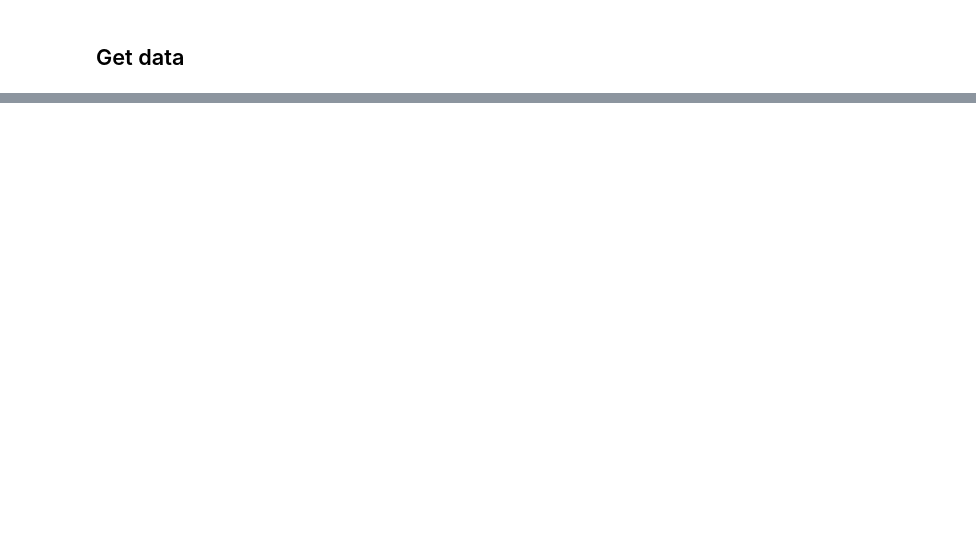
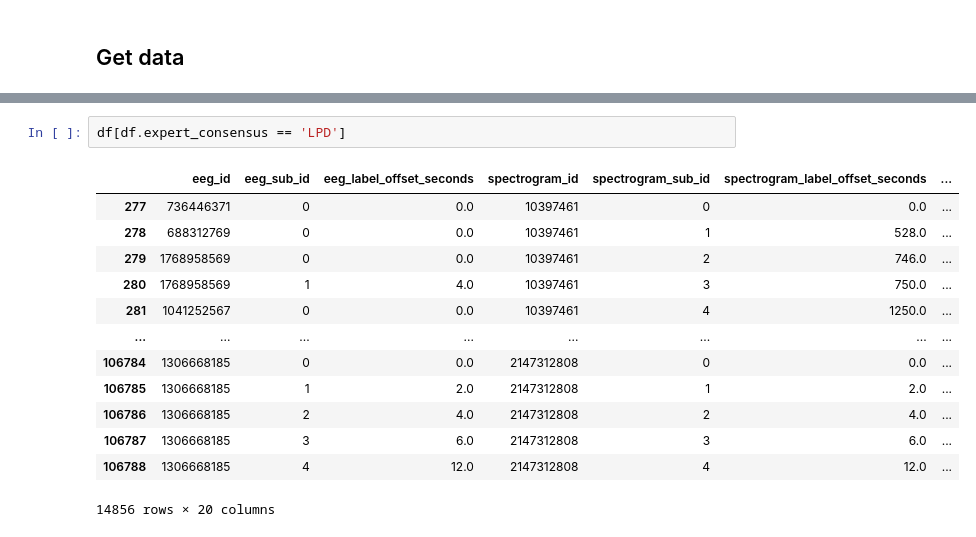
Before and after one commit to allispaul/brains, a Jupyter notebook: test-notebook.ipynb, the cells around one changed output, grey strips where cells are left out. Saved outputs shown, nothing was run; the diff lists cells and outputs as text; blank space fills up the shorter version.

```diff
--- a/test-notebook.ipynb
+++ b/test-notebook.ipynb
@@ -21,3 +27,19 @@ display(df.head(2))
 |  | eeg_id | eeg_sub_id | eeg_label_offset_seconds | spectrogram_id | spectrogram_sub_id | spectrogram_label_offset_seconds | ... |
 | 0 | 1628180742 | 0 | 0.0 | 353733 | 0 | 0.0 | ... |
 | 1 | 1628180742 | 1 | 6.0 | 353733 | 1 | 6.0 | ... |
+# %%
+df[df.expert_consensus == 'LPD']
+# %% [output]
+|  | eeg_id | eeg_sub_id | eeg_label_offset_seconds | spectrogram_id | spectrogram_sub_id | spectrogram_label_offset_seconds | ... |
+| 277 | 736446371 | 0 | 0.0 | 10397461 | 0 | 0.0 | ... |
+| 278 | 688312769 | 0 | 0.0 | 10397461 | 1 | 528.0 | ... |
+| 279 | 1768958569 | 0 | 0.0 | 10397461 | 2 | 746.0 | ... |
+| 280 | 1768958569 | 1 | 4.0 | 10397461 | 3 | 750.0 | ... |
+| 281 | 1041252567 | 0 | 0.0 | 10397461 | 4 | 1250.0 | ... |
+| ... | ... | ... | ... | ... | ... | ... | ... |
+| 106784 | 1306668185 | 0 | 0.0 | 2147312808 | 0 | 0.0 | ... |
+| 106785 | 1306668185 | 1 | 2.0 | 2147312808 | 1 | 2.0 | ... |
+| 106786 | 1306668185 | 2 | 4.0 | 2147312808 | 2 | 4.0 | ... |
+| 106787 | 1306668185 | 3 | 6.0 | 2147312808 | 3 | 6.0 | ... |
+| 106788 | 1306668185 | 4 | 12.0 | 2147312808 | 4 | 12.0 | ... |
+14856 rows × 20 columns
```
Also changed, not shown: parts of 11 cells of this notebook.
